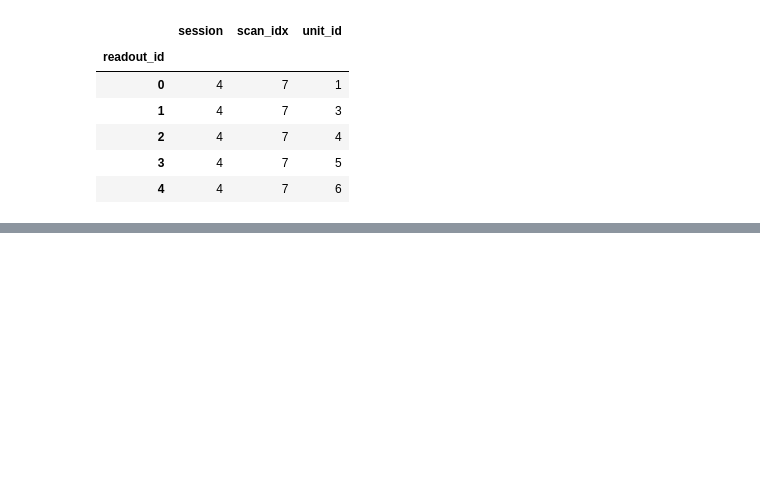
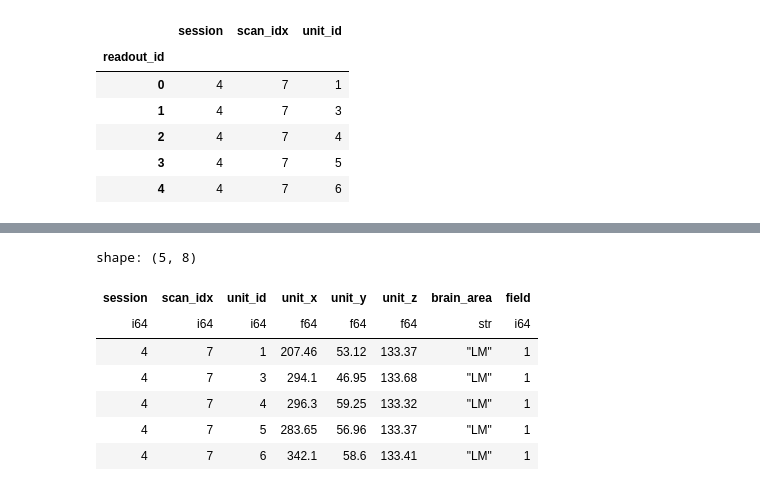
Before and after one commit to vijk777/fnn, a Jupyter notebook: demos/tinker.ipynb, the cells around one changed output, grey strips where cells are left out. Saved outputs shown, nothing was run; the diff lists cells and outputs as text; code cells hidden in the pictures; blank space fills up the shorter version.

```diff
--- a/demos/tinker.ipynb
+++ b/demos/tinker.ipynb
@@ -130,0 +183,11 @@ Text(0, 0.5, 'Ca measurement')
+# %%
+df.head()
+# %% [output]
+shape: (5, 8)
+| session | scan_idx | unit_id | unit_x | unit_y | unit_z | brain_area | field |
+| i64 | i64 | i64 | f64 | f64 | f64 | str | i64 |
+| 4 | 7 | 1 | 207.46 | 53.12 | 133.37 | "LM" | 1 |
+| 4 | 7 | 3 | 294.1 | 46.95 | 133.68 | "LM" | 1 |
+| 4 | 7 | 4 | 296.3 | 59.25 | 133.32 | "LM" | 1 |
+| 4 | 7 | 5 | 283.65 | 56.96 | 133.37 | "LM" | 1 |
+| 4 | 7 | 6 | 342.1 | 58.6 | 133.41 | "LM" | 1 |
```
Also changed, not shown: parts of 15 cells of this notebook, 1 other file.
